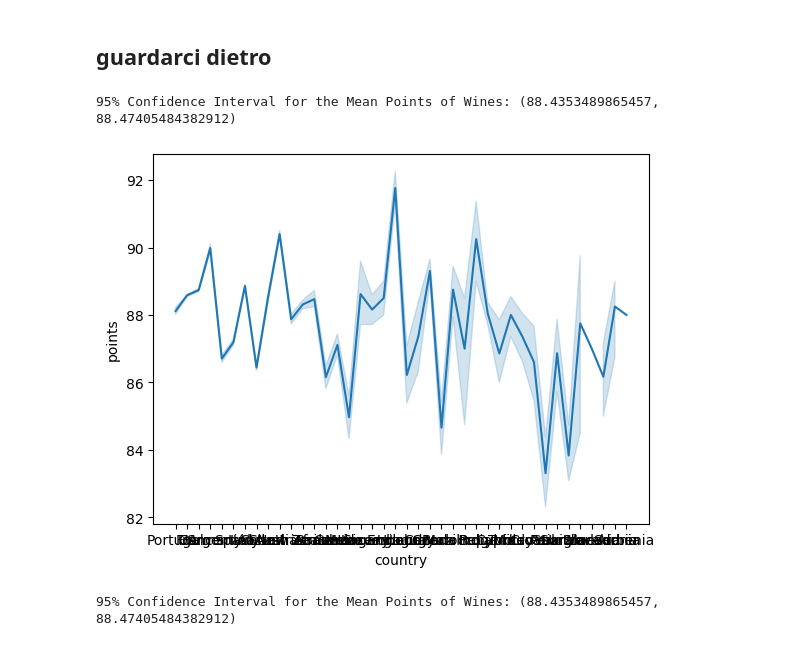
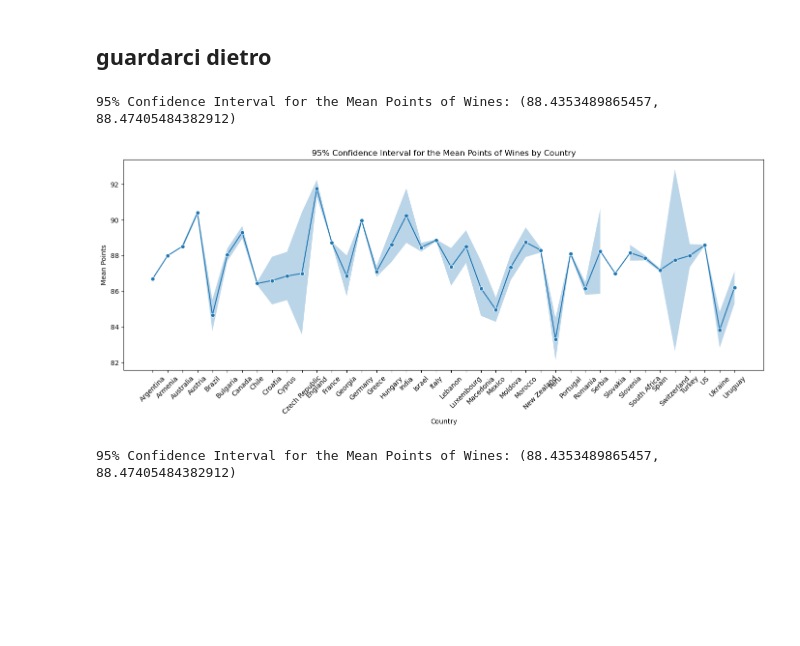
Before and after one commit to Supsi-Collaborative-Projects/wine-analysis, a Jupyter notebook: analysis.ipynb, the cells around one changed output. Saved outputs shown, nothing was run; the diff lists cells and outputs as text; code cells hidden in the pictures; blank space fills up the shorter version.

```diff
--- a/analysis.ipynb
+++ b/analysis.ipynb
@@ -408,8 +399,4 @@ at first we plot the histogram of the price to have a global idea
 # %%
-# Create a filtered DataFrame excluding rows where 'price' is 0 for the histogram
-df_non_zero_price = df[df['price'] > 0]
-df = df_non_zero_price
-
 plt.figure(figsize=(10, 6))
 sns.histplot(df['price'], bins=100, kde=True)
 plt.title('histogram of Wine Prices')
@@ -557,5 +549,5 @@ plt.show()
 # %%
-df['review_length'] = df['description'].apply(len)
+# Plot the hisogram
 plt.figure(figsize=(10, 6))
 sns.histplot(df['review_length'], bins=30, kde=True)
 plt.title('Review Length Distribution')
@@ -565,20 +559,18 @@ plt.show()
 # %%
-df['vintage'] = pd.to_numeric(df['vintage'], errors='coerce')
-
-# Conta il numero di vini per paese e per anno
+# Count the number of wines per country and vintage year
 country_vintage_counts = df.groupby(['country', 'vintage']).size().reset_index(name='count')
 
-# Ordina il dataframe per 'vintage' e 'country'
+# Sort the DataFrame by 'vintage' and 'country'
 country_vintage_counts = country_vintage_counts.sort_values(by=['vintage', 'country'])
 
-# Calcola il conteggio cumulativo dei vini per ciascun paese
+# Calculate the cumulative count of wines for each country
 country_vintage_counts['cumulative_count'] = country_vintage_counts.groupby('country')['count'].cumsum()
 
-# Creazione di un intervallo di anni completo per ciascun paese
+# Create a complete range of years for each country
 all_years = pd.DataFrame({'vintage': range(country_vintage_counts['vintage'].min(), country_vintage_counts['vintage'].max() + 1)})
 country_list = country_vintage_counts['country'].unique()
 
-# Unire i dati originali con l'intervallo di anni completo
+# Merge the original data with the complete range of years
 full_data = pd.DataFrame()
 for country in country_list:
     country_data = country_vintage_counts[country_vintage_counts['country'] == country]
@@ -587,7 +579,7 @@ for country in country_list:
     country_data['cumulative_count'] = country_data['cumulative_count'].fillna(method='ffill').fillna(0)
     full_data = pd.concat([full_data, country_data], ignore_index=True)
 
-# Genera la mappa del mondo animata con conteggio cumulativo
+# Generate the animated world map with cumulative wine counts
 fig = px.choropleth(full_data,
                     locations="country",
                     locationmode='country names',
@@ -1261,23 +1337,39 @@ set_ticklabels() should only be used with a fixed number of ticks, i.e. after se
 # %%
 # Calculate mean and standard error
 mean_points = df['points'].mean()
 sem_points = stats.sem(df['points'].dropna())
 
 # Calculate the confidence interval
 confidence_interval = stats.t.interval(0.95, len(df['points'])-1, loc=mean_points, scale=sem_points)
 print(f'95% Confidence Interval for the Mean Points of Wines: {confidence_interval}')
 
-mean = mean_points
-lower_ci, upper_ci = confidence_interval
-yerr = [[mean - lower_ci], [upper_ci - mean]]
+# Create a more detailed DataFrame for plotting
+df_grouped = df.groupby('country').agg(mean_points=('points', 'mean'),
+                                       count=('points', 'size')).reset_index()
+df_grouped['sem_points'] = df.groupby('country')['points'].sem().values
 
+# Calculate confidence intervals for each country
+confidence_intervals = df_grouped.apply(lambda row: stats.t.interval(0.95, row['count']-1,
+                                                                    loc=row['mean_points'],
+                                                                    scale=row['sem_points']), axis=1)
+df_grouped['ci_lower'] = confidence_intervals.apply(lambda x: x[0])
+df_grouped['ci_upper'] = confidence_intervals.apply(lambda x: x[1])
 
-# line plot with 95% confidence interval
-sns.lineplot(data=df, x="country", y="points", errorbar="ci")
+# Improved line plot with 95% confidence interval
+plt.figure(figsize=(14, 6))
+sns.lineplot(data=df_grouped, x='country', y='mean_points', marker='o')
+plt.fill_between(df_grouped['country'], df_grouped['ci_lower'], df_grouped['ci_upper'], alpha=0.3)
+
+plt.xlabel('Country')
+plt.ylabel('Mean Points')
+plt.title('95% Confidence Interval for the Mean Points of Wines by Country')
+plt.xticks(rotation=45)
+plt.tight_layout()
+
 plt.show()
 # %% [output]
 95% Confidence Interval for the Mean Points of Wines: (88.4353489865457, 88.47405484382912)
-[figure, old version]
+[figure, new version]
 # %%
 # Calculate mean and standard error
 mean_points = df['points'].mean()
```
Also changed, not shown: parts of 81 cells of this notebook.
